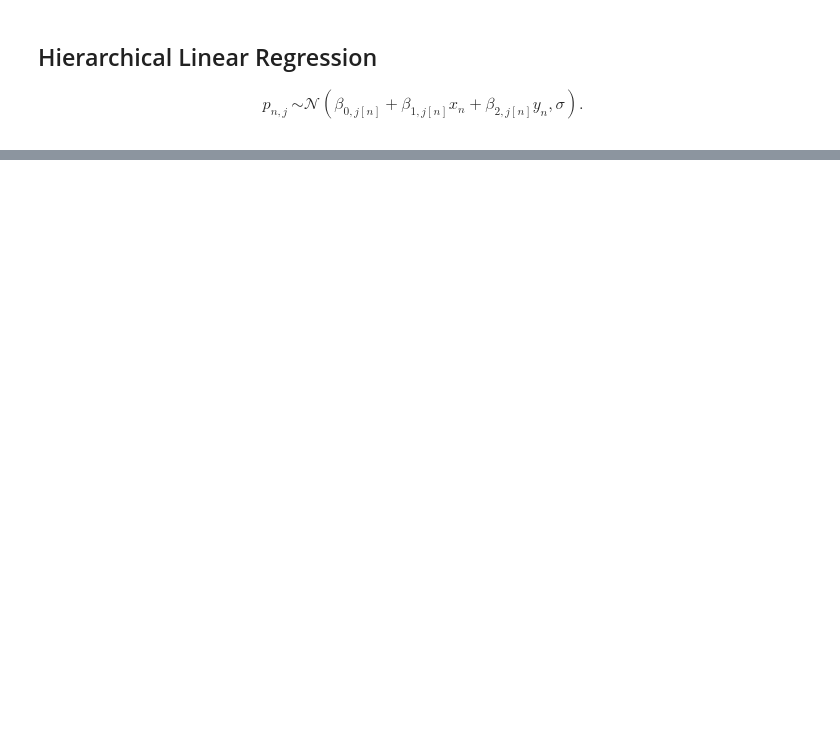
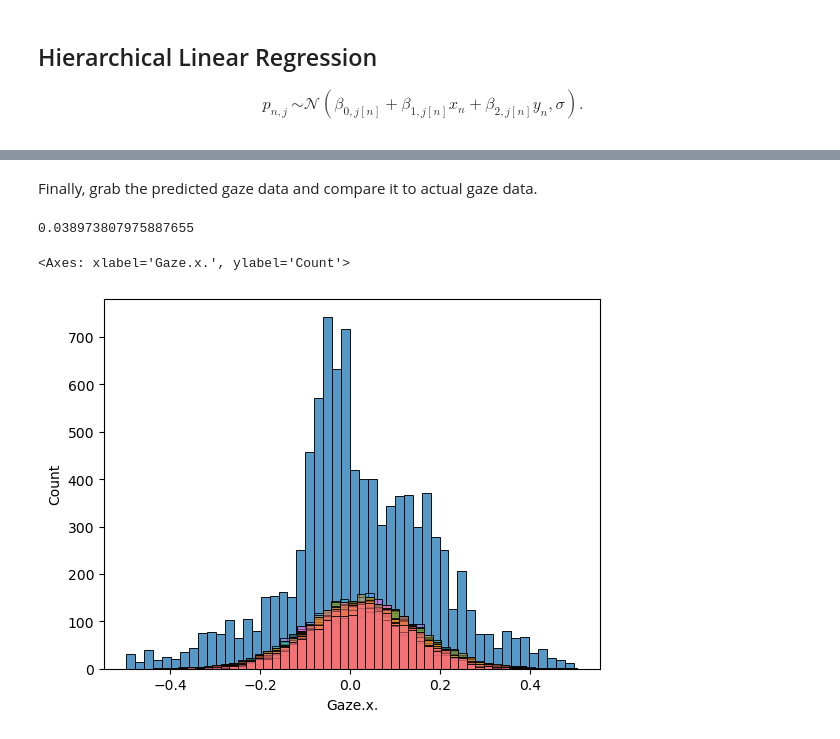
Before and after one commit to jerrymhuang/DreamDrone, a Jupyter notebook: FinalProject/exploration/hierarchical_gaze_stan.ipynb, the cells around one changed output, grey strips where cells are left out. Saved outputs shown, nothing was run; the diff lists cells and outputs as text; code cells hidden in the pictures; blank space fills up the shorter version.

```diff
--- a/FinalProject/exploration/hierarchical_gaze_stan.ipynb
+++ b/FinalProject/exploration/hierarchical_gaze_stan.ipynb
@@ -190,0 +188,16 @@ plt.tight_layout()
+# %% [markdown]
+Finally, grab the predicted gaze data and compare it to actual gaze data.
+# %%
+results = gaze_fit.to_frame()
+start = results.shape[1] - train_set.shape[0] * 2
+results = results.iloc[:, start:]
+# %%
+results.iloc[:, 16].mean()
+# %% [output]
+0.038973807975887655
+# %%
+sns.histplot(train_set['Gaze.x.'], bins=50, legend=False)
+sns.histplot(results.iloc[:,200:250], bins=50, legend=False)
+# %% [output]
+<Axes: xlabel='Gaze.x.', ylabel='Count'>
+[figure, added]
```
Also changed, not shown: parts of 24 cells of this notebook.
